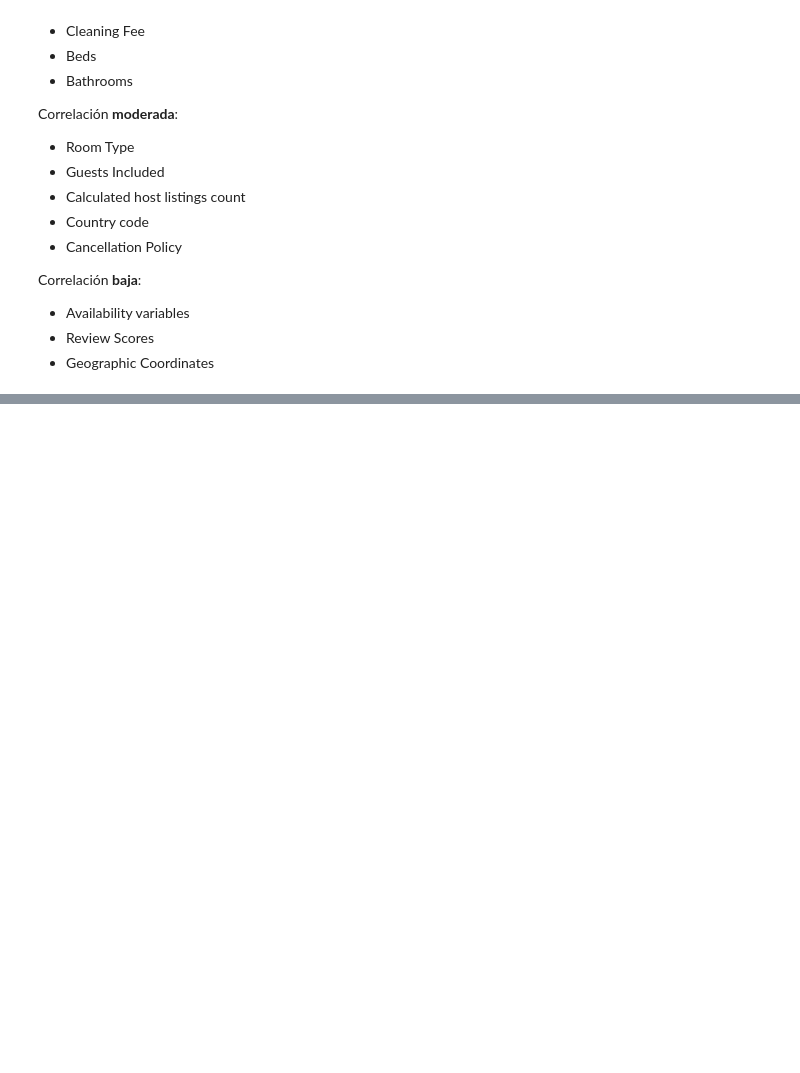
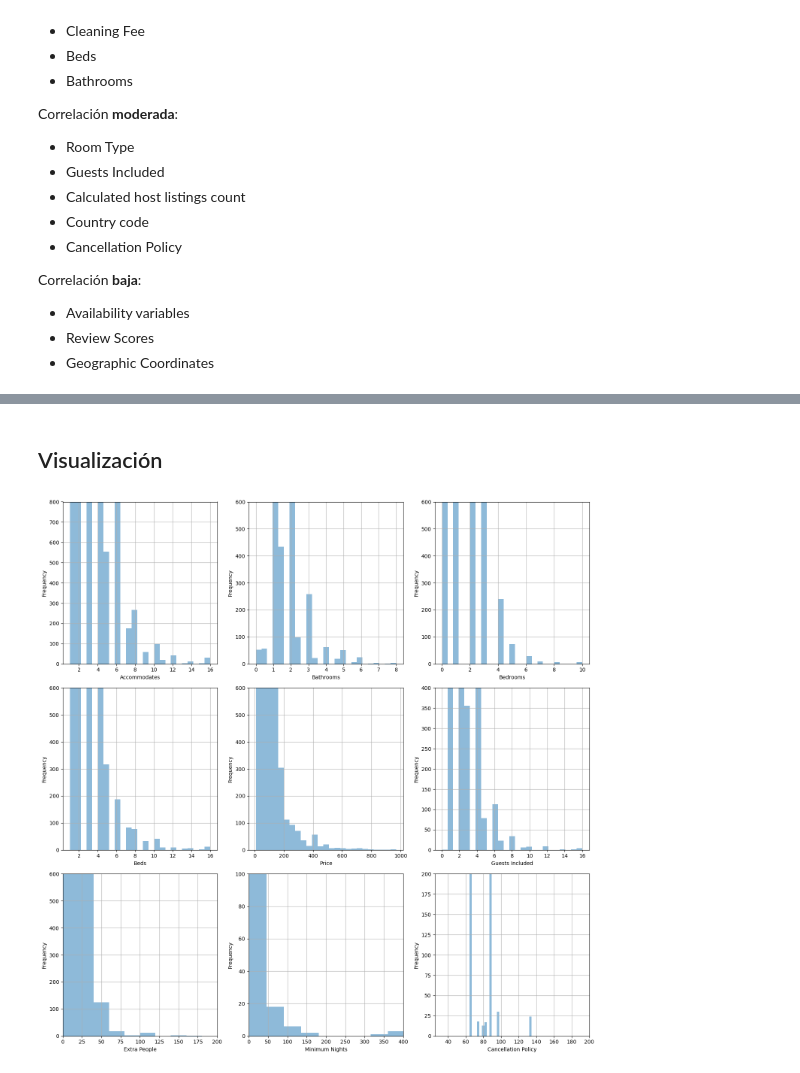
Before and after one commit to HelenaMartiF/ML_Practice, a Jupyter notebook: ML_practice.ipynb, the cells around one changed output, grey strips where cells are left out. Drawn from its saved outputs; the diff is of its cells as text; code cells hidden in the pictures; blank space fills up the shorter version.

```diff
--- a/ML_practice.ipynb
+++ b/ML_practice.ipynb
@@ -569,0 +658,62 @@ Correlación **baja**:
+# %% [markdown]
+## Visualización
+# %%
+import matplotlib.pyplot as plt
+
+plt.figure(figsize=(15, 15))  # Aumentar el tamaño de la figura para mejor visualización
+
+# Primer fila
+plt.subplot(3, 3, 1)
+data['Accommodates'].plot.hist(alpha=0.5, bins=25, grid=True)
+plt.ylim(0, 800)
+plt.xlabel('Accommodates')
+
+plt.subplot(3, 3, 2)
+data['Bathrooms'].plot.hist(alpha=0.5, bins=25, grid=True)
+plt.ylim(0, 600)
+plt.xlabel('Bathrooms')
+
+plt.subplot(3, 3, 3)
+data['Bedrooms'].plot.hist(alpha=0.5, bins=25, grid=True)
+plt.ylim(0, 600)
+plt.xlabel('Bedrooms')
+
+# Segunda fila
+plt.subplot(3, 3, 4)
+data['Beds'].plot.hist(alpha=0.5, bins=25, grid=True)
+plt.ylim(0, 600)
+plt.xlabel('Beds')
+
+plt.subplot(3, 3, 5)
+data['Price'].plot.hist(alpha=0.5, bins=25, grid=True)
+plt.ylim(0, 600)
+plt.xlabel('Price')
+
+plt.subplot(3, 3, 6)
+data['Guests Included'].plot.hist(alpha=0.5, bins=25, grid=True)
+plt.ylim(0, 400)
+plt.xlabel('Guests Included')
+
+# Tercera fila
+plt.subplot(3, 3, 7)
+data['Extra People'].plot.hist(alpha=0.5, bins=25, grid=True)
+plt.ylim(0, 600)
+plt.xlim(0, 200)
+plt.xlabel('Extra People')
+
+plt.subplot(3, 3, 8)
+data['Minimum Nights'].plot.hist(alpha=0.5, bins=25, grid=True)
+plt.ylim(0, 100)
+plt.xlim(0, 400)
+plt.xlabel('Minimum Nights')
+
+plt.subplot(3, 3, 9)
+data['Cancellation Policy'].plot.hist(alpha=0.5, bins=25, grid=True)
+plt.ylim(0, 200)
+plt.xlim(25, 200)
+plt.xlabel('Cancellation Policy')
+
+plt.tight_layout()
+plt.show()
+# %% [output]
+[figure, added]
```
Also changed, not shown: parts of 31 cells of this notebook.
